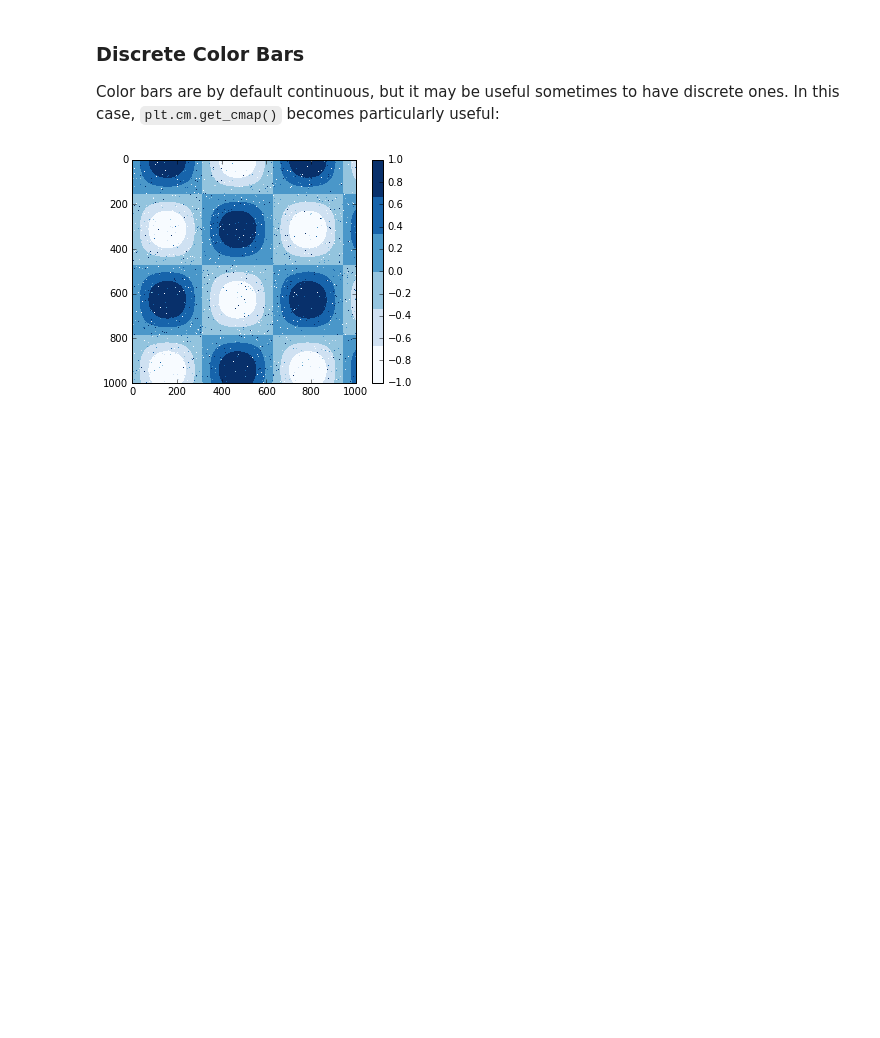
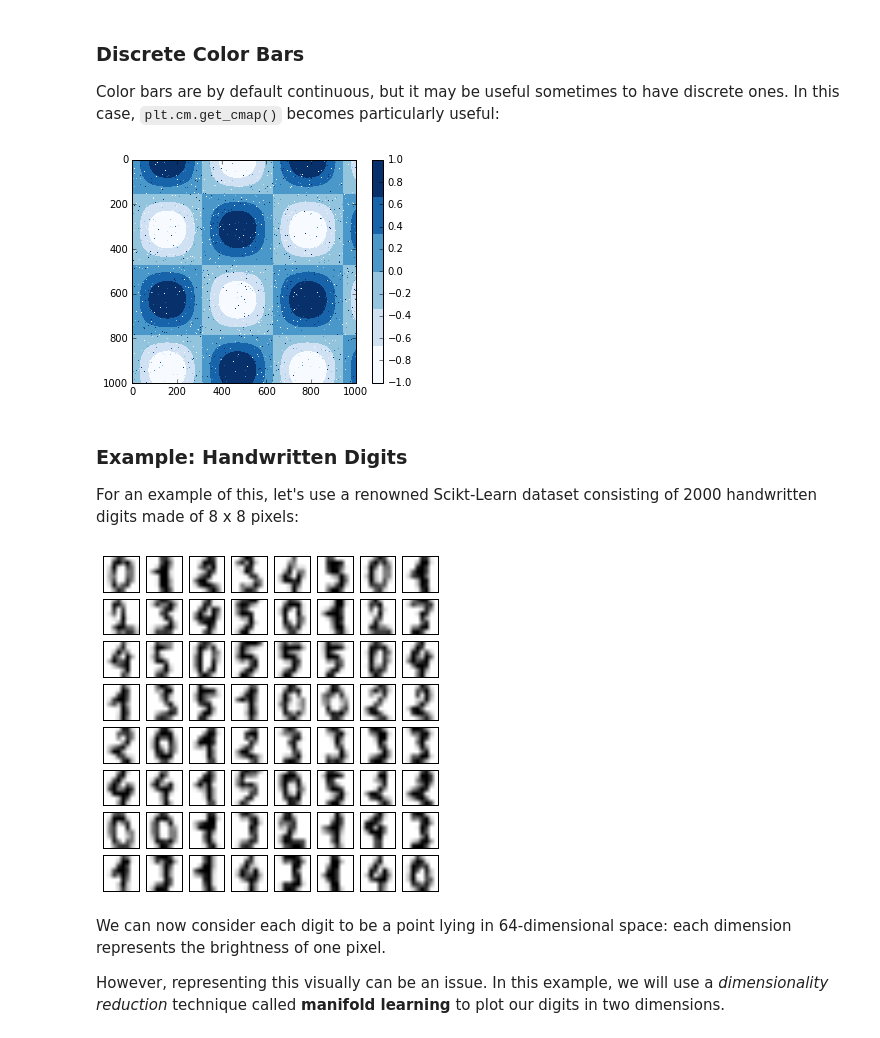
Before and after one commit to GiuseppeBaldini/Python-DS-Handbook, a Jupyter notebook: 4.Matplotlib/04.07 - Customizing Colorbars.ipynb, the cells around one changed output. Drawn from its saved outputs; the diff is of its cells as text; code cells hidden in the pictures; blank space fills up the shorter version.

```diff
--- a/4.Matplotlib/04.07 - Customizing Colorbars.ipynb
+++ b/4.Matplotlib/04.07 - Customizing Colorbars.ipynb
@@ -71,3 +71,22 @@ plt.colorbar()
 plt.clim(-1, 1);
 # %% [output]
 [figure]
+# %% [markdown]
+### Example: Handwritten Digits
+
+For an example of this, let's use a renowned Scikt-Learn dataset consisting of 2000 handwritten digits made of 8 x 8 pixels:
+# %%
+# load images of the digits 0 through 5 and visualize several of them
+from sklearn.datasets import load_digits
+digits = load_digits(n_class=6)
+
+fig, ax = plt.subplots(8, 8, figsize=(6, 6))
+for i, axi in enumerate(ax.flat):
+    axi.imshow(digits.images[i], cmap='binary')
+    axi.set(xticks=[], yticks=[])
+# %% [output]
+[figure, added]
+# %% [markdown]
+We can now consider each digit to be a point lying in 64-dimensional space: each dimension represents the brightness of one pixel.
+
+However, representing this visually can be an issue. In this example, we will use a _dimensionality reduction_ technique called **manifold learning** to plot our digits in two dimensions.
```
Also changed, not shown: parts of 3 cells of this notebook, 1 other file.
